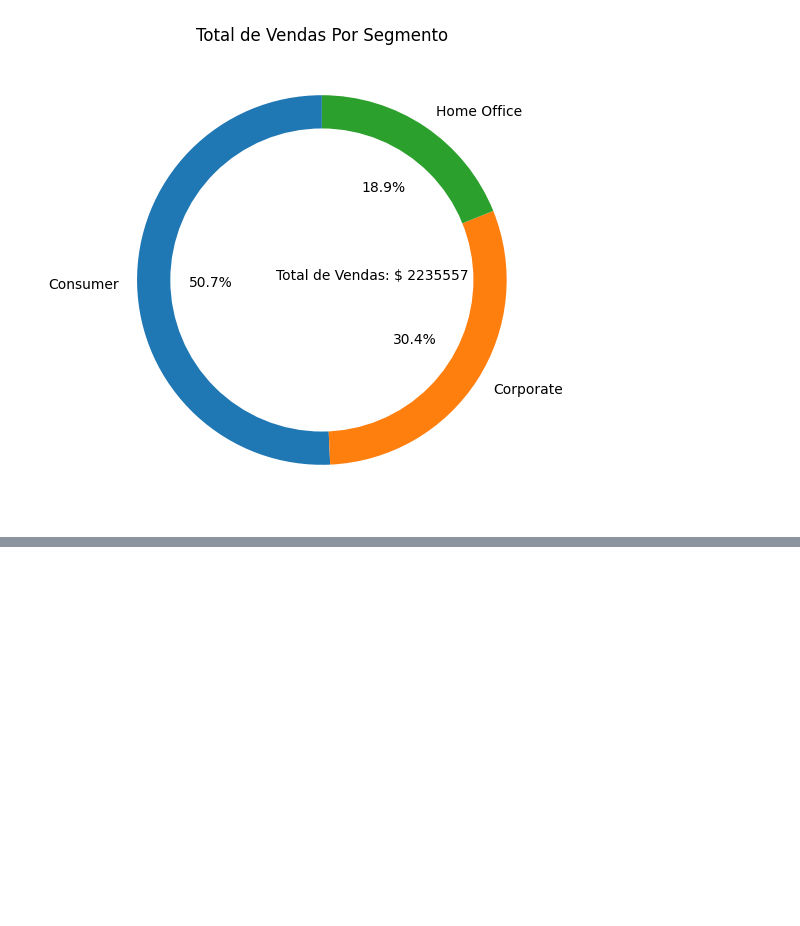
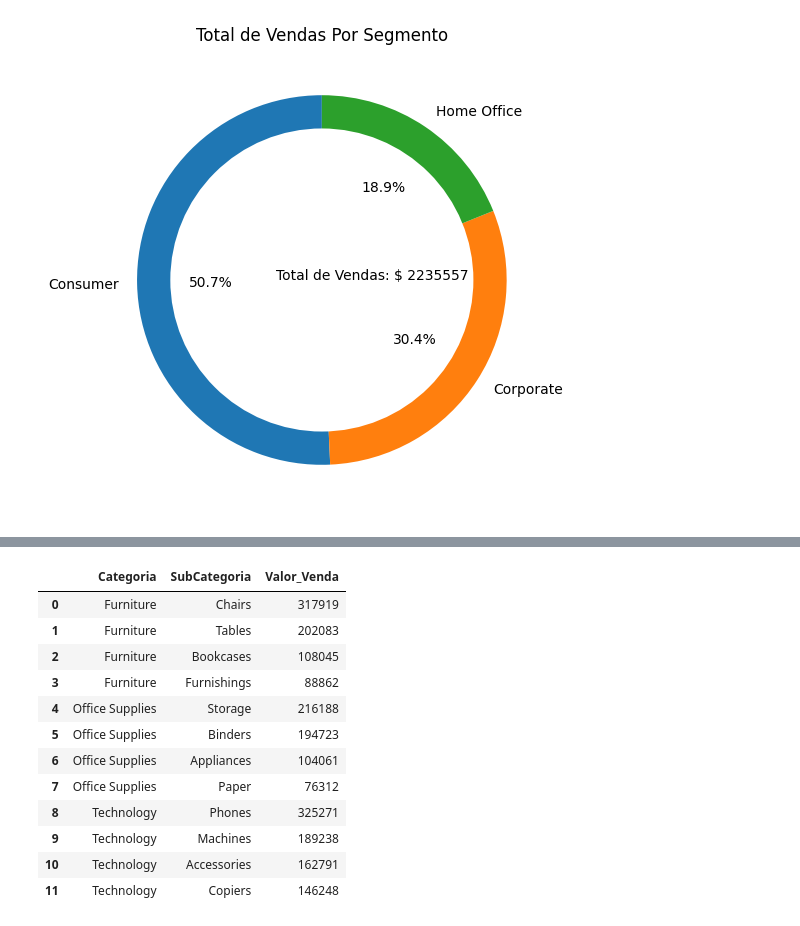
Before and after one commit to rheydne/curso-python, a Jupyter notebook: 13-projeto-2/1-projeto2.ipynb, the cells around one changed output, grey strips where cells are left out. Cells and saved outputs as stored; diff of their text form; code cells hidden in the pictures; blank space fills up the shorter version.

```diff
--- a/13-projeto-2/1-projeto2.ipynb
+++ b/13-projeto-2/1-projeto2.ipynb
@@ -238,0 +438,24 @@ plt.show()
+# %%
+# Agrupamos por categoria e subcategoria e calculamos a soma somente para variáveus numéricas
+pergunta10 = dados.groupby(['Categoria',
+                             'SubCategoria']).sum(numeric_only = True).sort_values('Valor_Venda',
+                                                                                   ascending = False).head(12)
+
+# Convertemos a coluna Valor_Venda em número inteiro e classificamos por categoria
+pergunta10 = pergunta10[['Valor_Venda']].astype(int).sort_values(by = 'Categoria').reset_index()
+
+pergunta10
+# %% [output]
+|  | Categoria | SubCategoria | Valor_Venda |
+| 0 | Furniture | Chairs | 317919 |
+| 1 | Furniture | Tables | 202083 |
+| 2 | Furniture | Bookcases | 108045 |
+| 3 | Furniture | Furnishings | 88862 |
+| 4 | Office Supplies | Storage | 216188 |
+| 5 | Office Supplies | Binders | 194723 |
+| 6 | Office Supplies | Appliances | 104061 |
+| 7 | Office Supplies | Paper | 76312 |
+| 8 | Technology | Phones | 325271 |
+| 9 | Technology | Machines | 189238 |
+| 10 | Technology | Accessories | 162791 |
+| 11 | Technology | Copiers | 146248 |
```
Also changed, not shown: parts of 26 cells of this notebook, 3 other files.
